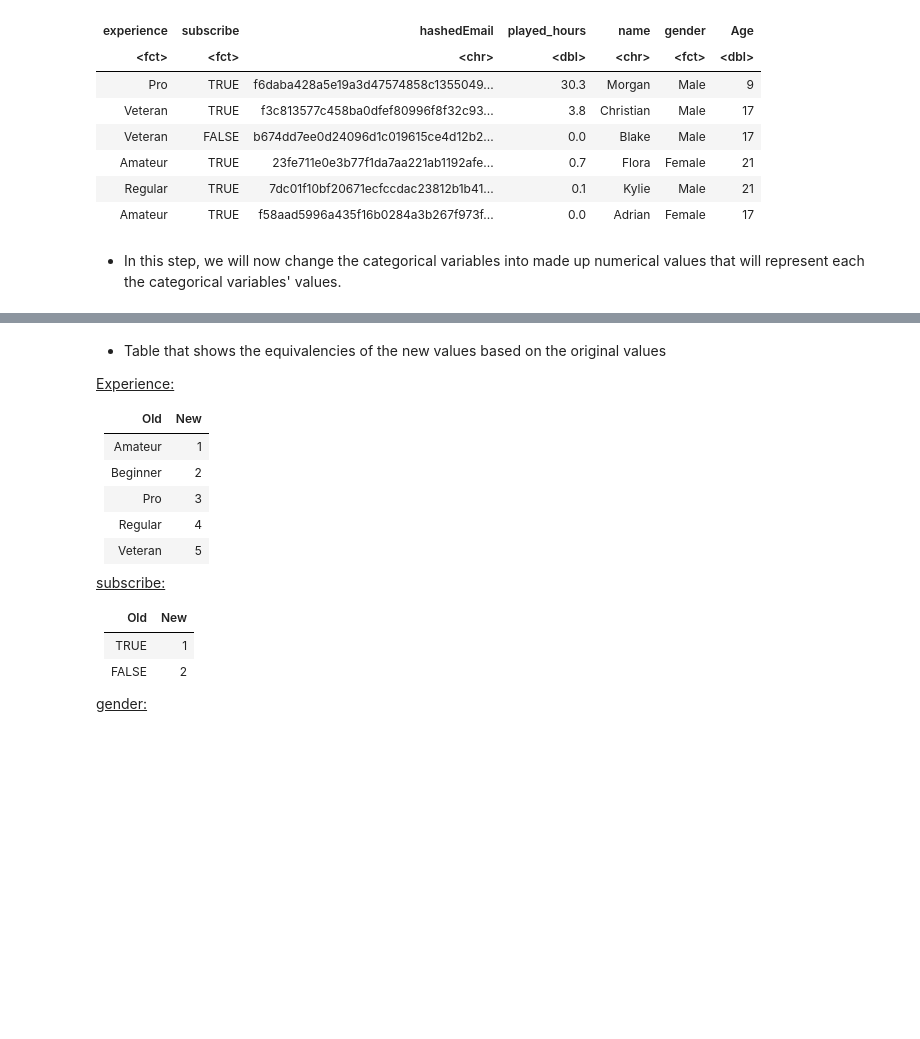
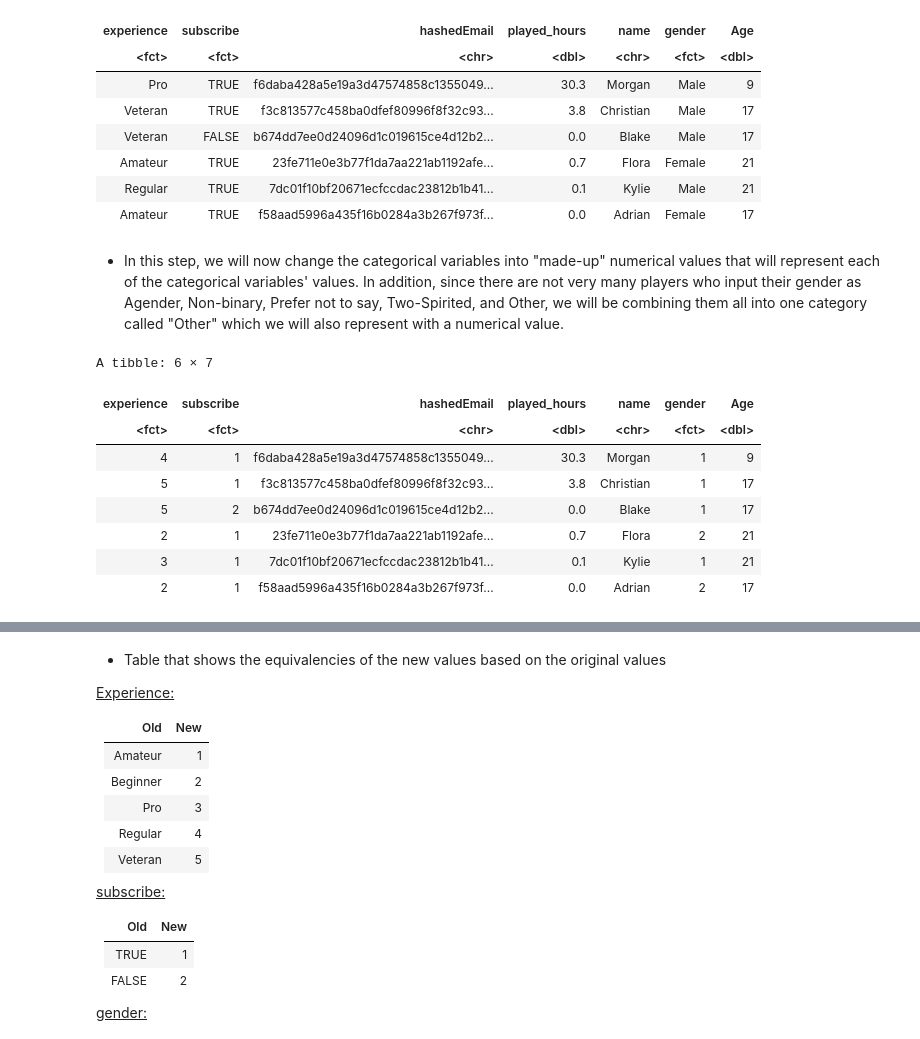
Before and after one commit to ctrl-tiramisu/dsci100-group-008, a Jupyter notebook: charlize!!.ipynb, the cells around one changed output, grey strips where cells are left out. Saved outputs shown, nothing was run; the diff lists cells and outputs as text; code cells hidden in the pictures; blank space fills up the shorter version.

```diff
--- a/charlize!!.ipynb
+++ b/charlize!!.ipynb
@@ -60,8 +100,8 @@ K-NN Regression is a model used to predict a numerical outcome from a set of pre
 players_tidy <- players|>
     mutate(
         Age = as.numeric(Age),
-        subscribe = as_factor(subscribe),
-        experience = as_factor(experience),
+        subscribe = factor(subscribe),
+        experience = factor(experience, levels = c("Beginner", "Amateur", "Regular", "Veteran", "Pro")),
         gender = as_factor(gender) )
 head(players_tidy)
 # %% [output]
@@ -74,5 +114,36 @@ A tibble: 6 × 7
 | Amateur | TRUE | 23fe711e0e3b77f1da7aa221ab1192afe... | 0.7 | Flora | Female | 21 |
 | Regular | TRUE | 7dc01f10bf20671ecfccdac23812b1b41... | 0.1 | Kylie | Male | 21 |
 | Amateur | TRUE | f58aad5996a435f16b0284a3b267f973f... | 0.0 | Adrian | Female | 17 |
-# %% [markdown]
-* In this step, we will now change the categorical variables into made up numerical values that will represent each the categorical variables' values.
+# %% [markdown]
+*  In this step, we will now change the categorical variables into "made-up" numerical values that will represent each of the categorical variables' values. In addition, since there are not very many players who input their gender as Agender, Non-binary, Prefer not to say, Two-Spirited, and Other, we will be combining them all into one category called "Other" which we will also represent with a numerical value.
+# %%
+# Combining the genders with small data into one category
+players_tidy <- players_tidy |> mutate(
+    gender = case_when(
+      gender %in% c("Male") ~ "Male",
+      gender %in% c("Female") ~ "Female",
+      TRUE ~ "Other"),
+    gender = as.factor(gender))
+
+# Making the "made-up" numerical values
+players_numerical <- players_tidy |>
+mutate(subscribe = fct_recode(subscribe, "1" = "TRUE", "2" = "FALSE"),
+       experience = fct_recode(experience, "1" = "Beginner", "2" = "Amateur",
+                               "3" = "Regular", "4"= "Pro", "5" = "Veteran"),
+       gender = fct_recode(gender,
+                           "1" = "Male",
+                           "2" = "Female",
+                           "3" = "Other",
+                           )
+       )
+head(players_numerical)
+# %% [output]
+A tibble: 6 × 7
+| experience | subscribe | hashedEmail | played_hours | name | gender | Age |
+| <fct> | <fct> | <chr> | <dbl> | <chr> | <fct> | <dbl> |
+| 4 | 1 | f6daba428a5e19a3d47574858c1355049... | 30.3 | Morgan | 1 | 9 |
+| 5 | 1 | f3c813577c458ba0dfef80996f8f32c93... | 3.8 | Christian | 1 | 17 |
+| 5 | 2 | b674dd7ee0d24096d1c019615ce4d12b2... | 0.0 | Blake | 1 | 17 |
+| 2 | 1 | 23fe711e0e3b77f1da7aa221ab1192afe... | 0.7 | Flora | 2 | 21 |
+| 3 | 1 | 7dc01f10bf20671ecfccdac23812b1b41... | 0.1 | Kylie | 1 | 21 |
+| 2 | 1 | f58aad5996a435f16b0284a3b267f973f... | 0.0 | Adrian | 2 | 17 |
```
Also changed, not shown: parts of 10 cells of this notebook.
